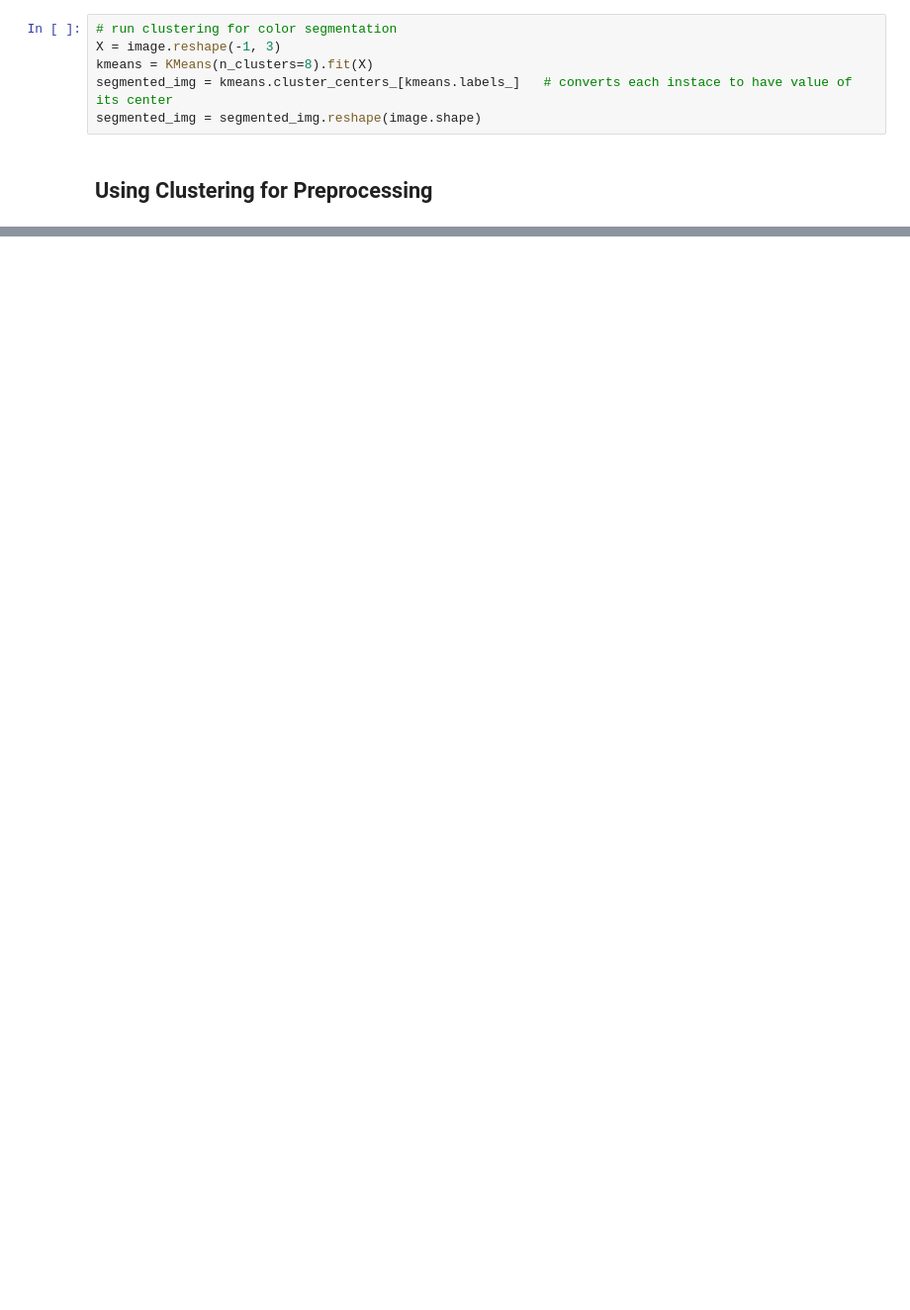
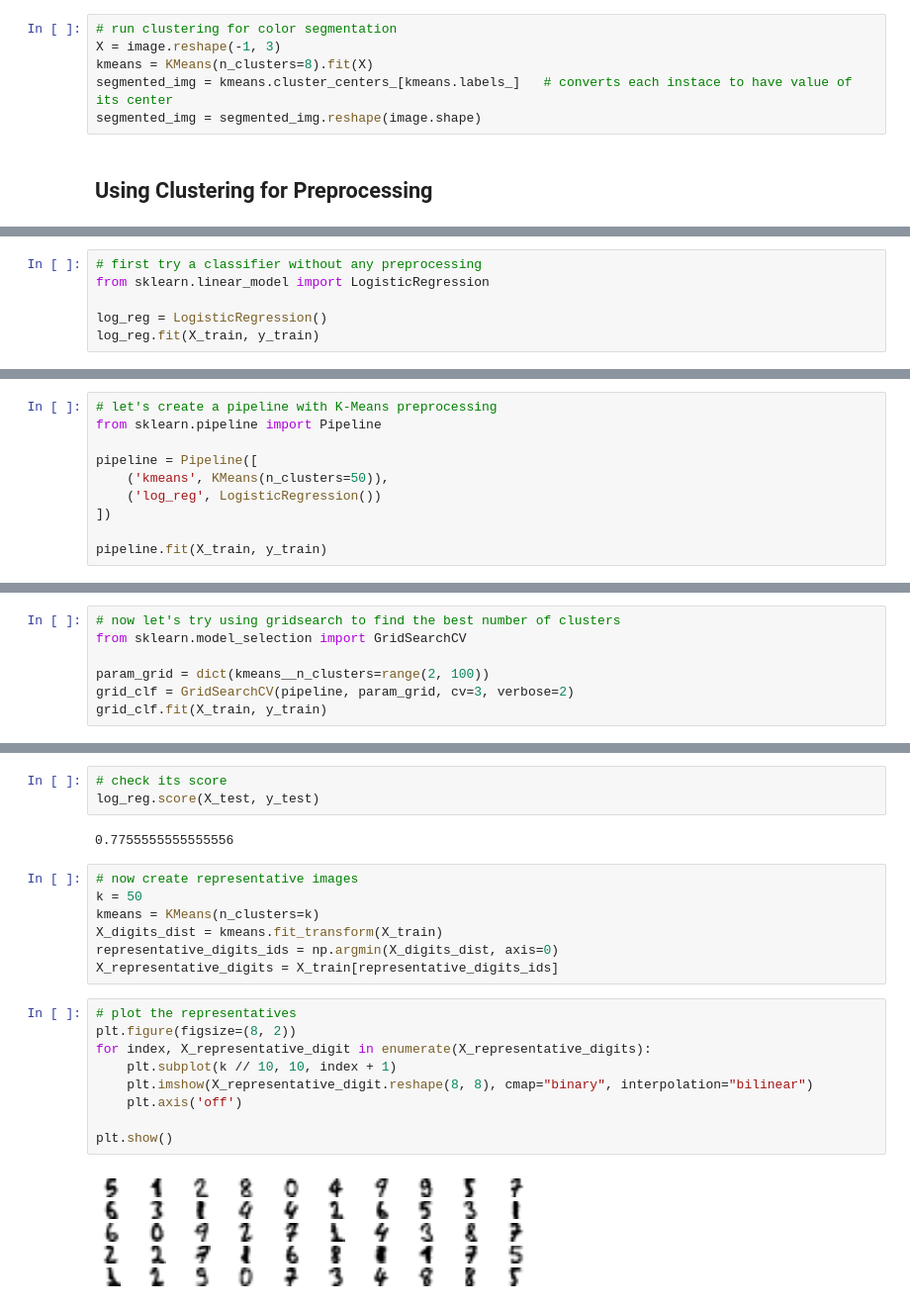
Before and after one commit to ncerdan/HandsOnML, a Jupyter notebook: Ch_09_Unsupervised_Learning.ipynb, the cells around one changed output, grey strips where cells are left out. Shown: that part at 99% size. Saved outputs shown, nothing was run; the diff lists cells and outputs as text; blank space fills up the shorter version.

```diff
--- a/Ch_09_Unsupervised_Learning.ipynb
+++ b/Ch_09_Unsupervised_Learning.ipynb
@@ -134,0 +144,6 @@ TODO
+# %%
+# first try a classifier without any preprocessing
+from sklearn.linear_model import LogisticRegression
+
+log_reg = LogisticRegression()
+log_reg.fit(X_train, y_train)
@@ -134,0 +168,10 @@ TODO
+# %%
+# let's create a pipeline with K-Means preprocessing
+from sklearn.pipeline import Pipeline
+
+pipeline = Pipeline([
+    ('kmeans', KMeans(n_clusters=50)),
+    ('log_reg', LogisticRegression())
+])
+
+pipeline.fit(X_train, y_train)
@@ -134,0 +206,7 @@ TODO
+# %%
+# now let's try using gridsearch to find the best number of clusters
+from sklearn.model_selection import GridSearchCV
+
+param_grid = dict(kmeans__n_clusters=range(2, 100))
+grid_clf = GridSearchCV(pipeline, param_grid, cv=3, verbose=2)
+grid_clf.fit(X_train, y_train)
@@ -134,0 +301,23 @@ TODO
+# %%
+# check its score
+log_reg.score(X_test, y_test)
+# %% [output]
+0.7755555555555556
+# %%
+# now create representative images
+k = 50
+kmeans = KMeans(n_clusters=k)
+X_digits_dist = kmeans.fit_transform(X_train)
+representative_digits_ids = np.argmin(X_digits_dist, axis=0)
+X_representative_digits = X_train[representative_digits_ids]
+# %%
+# plot the representatives
+plt.figure(figsize=(8, 2))
+for index, X_representative_digit in enumerate(X_representative_digits):
+    plt.subplot(k // 10, 10, index + 1)
+    plt.imshow(X_representative_digit.reshape(8, 8), cmap="binary", interpolation="bilinear")
+    plt.axis('off')
+
+plt.show()
+# %% [output]
+[figure, added]
```
Also changed, not shown: parts of 33 cells of this notebook.
